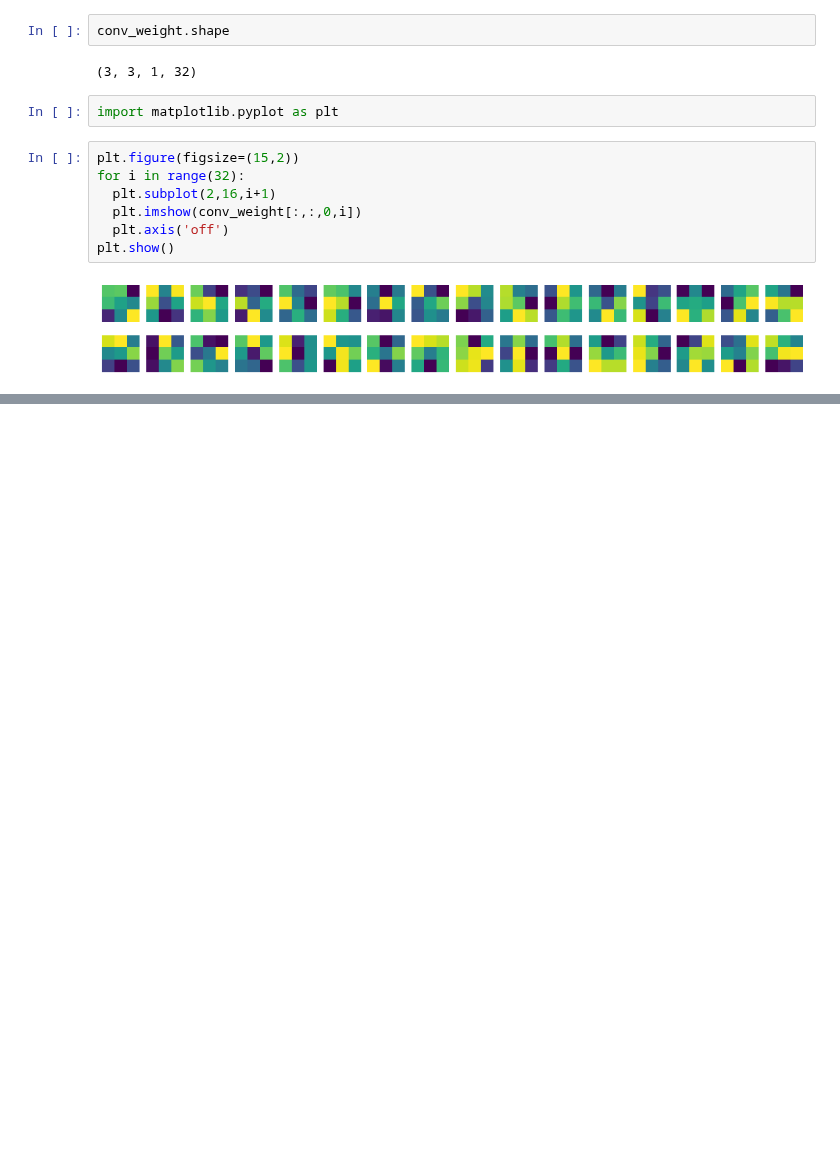
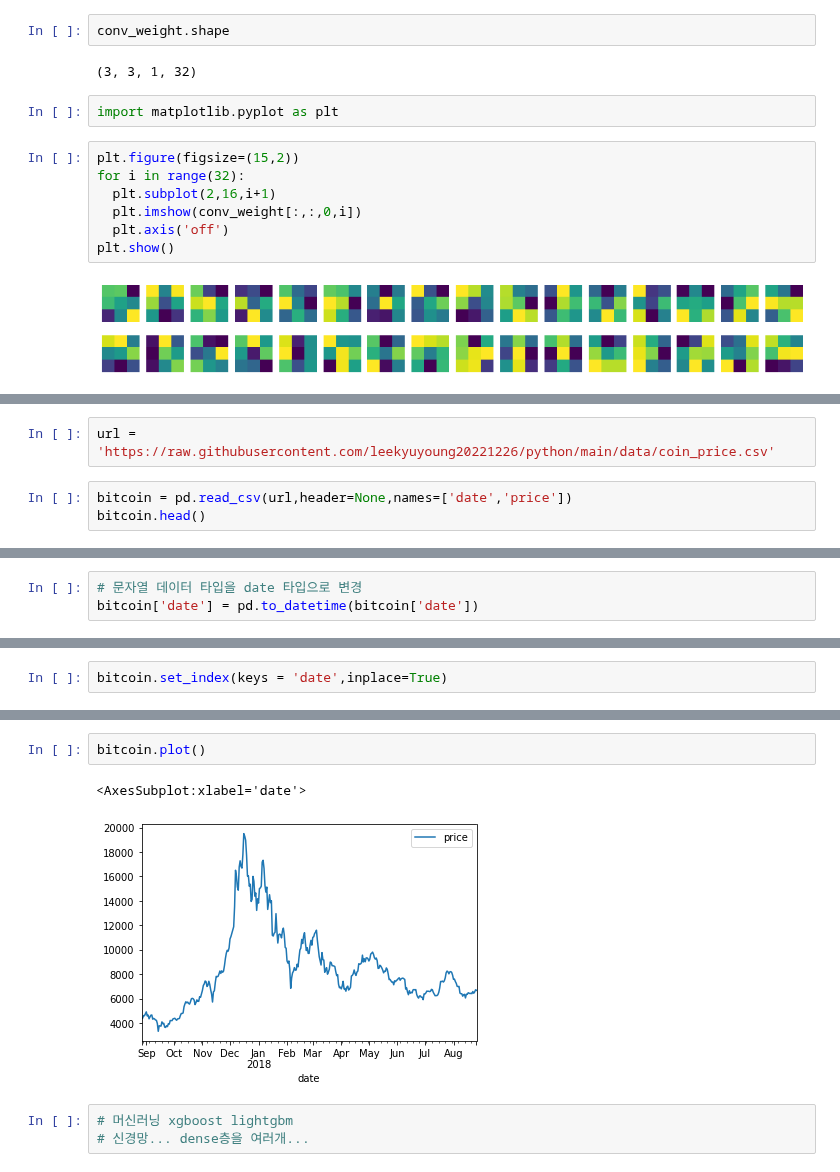
Before and after one commit to leekyuyoung20221226/python, a Jupyter notebook: 머신러닝_20230315.ipynb, the cells around one changed output, grey strips where cells are left out. Drawn from its saved outputs; the diff is of its cells as text; blank space fills up the shorter version.

```diff
--- a/머신러닝_20230315.ipynb
+++ b/머신러닝_20230315.ipynb
@@ -112,0 +118,5 @@ plt.show()
+# %%
+url = 'https://raw.githubusercontent.com/leekyuyoung20221226/python/main/data/coin_price.csv'
+# %%
+bitcoin = pd.read_csv(url,header=None,names=['date','price'])
+bitcoin.head()
@@ -112,0 +142,3 @@ plt.show()
+# %%
+# 문자열 데이터 타입을 date 타입으로 변경
+bitcoin['date'] = pd.to_datetime(bitcoin['date'])
@@ -112,0 +154,2 @@ plt.show()
+# %%
+bitcoin.set_index(keys = 'date',inplace=True)
@@ -112,0 +166,8 @@ plt.show()
+# %%
+bitcoin.plot()
+# %% [output]
+<AxesSubplot:xlabel='date'>
+[figure, added]
+# %%
+# 머신러닝 xgboost lightgbm
+# 신경망... dense층을 여러개...
```
Also changed, not shown: parts of 18 cells of this notebook.
